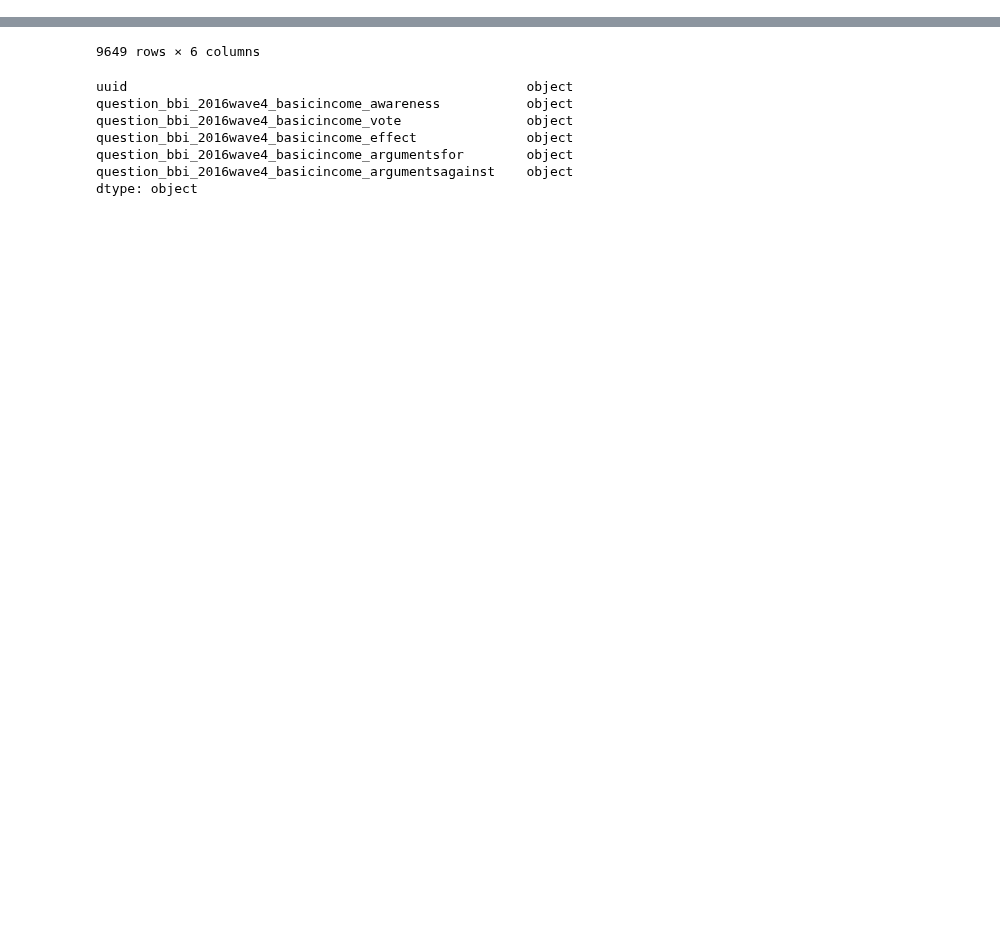
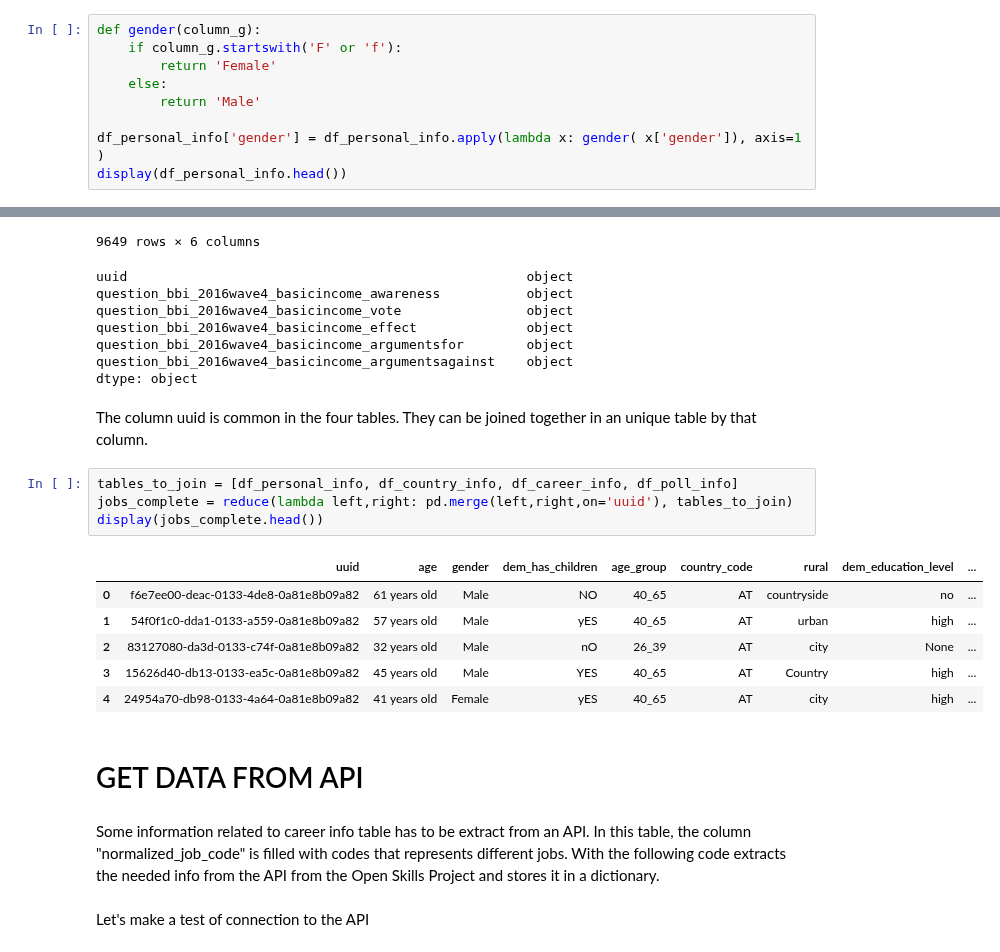
Before and after one commit to VickyViana/ih_datamadpt1120_project_m1, a Jupyter notebook: __trash__/db_preview.ipynb, the cells around one changed output, grey strips where cells are left out. Cells and saved outputs as stored; diff of their text form; blank space fills up the shorter version.

```diff
--- a/__trash__/db_preview.ipynb
+++ b/__trash__/db_preview.ipynb
@@ -60,0 +81,9 @@ array(['male', 'Male', 'Fem', 'FeMale', 'female'], dtype=object)
+# %%
+def gender(column_g):
+    if column_g.startswith('F' or 'f'):
+        return 'Female'
+    else:
+        return 'Male'
+
+df_personal_info['gender'] = df_personal_info.apply(lambda x: gender( x['gender']), axis=1 )
+display(df_personal_info.head())
@@ -131,3 +192,24 @@ question_bbi_2016wave4_basicincome_effect              object
 question_bbi_2016wave4_basicincome_argumentsfor        object
 question_bbi_2016wave4_basicincome_argumentsagainst    object
 dtype: object
+# %% [markdown]
+The column uuid is common in the four tables. They can be joined together in an unique table by that column.
+# %%
+tables_to_join = [df_personal_info, df_country_info, df_career_info, df_poll_info]
+jobs_complete = reduce(lambda left,right: pd.merge(left,right,on='uuid'), tables_to_join)
+display(jobs_complete.head())
+# %% [output]
+|  | uuid | age | gender | dem_has_children | age_group | country_code | rural | dem_education_level | ... |
+| 0 | f6e7ee00-deac-0133-4de8-0a81e8b09a82 | 61 years old | Male | NO | 40_65 | AT | countryside | no | ... |
+| 1 | 54f0f1c0-dda1-0133-a559-0a81e8b09a82 | 57 years old | Male | yES | 40_65 | AT | urban | high | ... |
+| 2 | 83127080-da3d-0133-c74f-0a81e8b09a82 | 32 years old | Male | nO | 26_39 | AT | city | None | ... |
+| 3 | 15626d40-db13-0133-ea5c-0a81e8b09a82 | 45 years old | Male | YES | 40_65 | AT | Country | high | ... |
+| 4 | 24954a70-db98-0133-4a64-0a81e8b09a82 | 41 years old | Female | yES | 40_65 | AT | city | high | ... |
+# %% [markdown]
+# GET DATA FROM API
+# %% [markdown]
+Some information related to career info table has to be extract from an API.
+In this table, the column "normalized_job_code" is filled with codes that represents different jobs.
+With the following code extracts the needed info from the API from the Open Skills Project and stores it in a dictionary.
+# %% [markdown]
+Let's make a test of connection to the API
```
Also changed, not shown: parts of 32 cells of this notebook, 11 other files.
